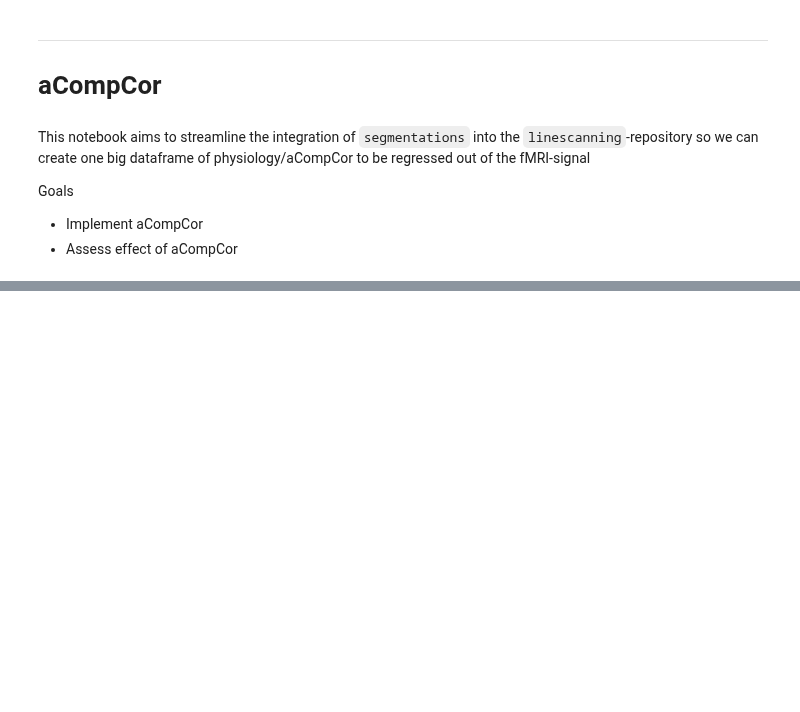
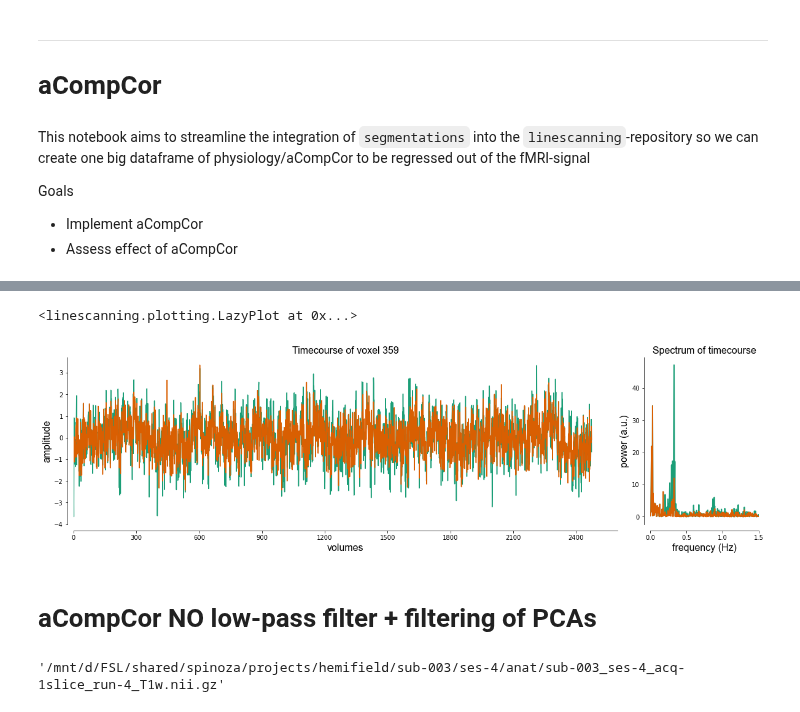
Before and after one commit to spinoza-centre/pRFline, a Jupyter notebook: notebooks/misc/acompcor.ipynb, the cells around one changed output, grey strips where cells are left out. Saved outputs shown, nothing was run; the diff lists cells and outputs as text; code cells hidden in the pictures; blank space fills up the shorter version.

```diff
--- a/notebooks/misc/acompcor.ipynb
+++ b/notebooks/misc/acompcor.ipynb
@@ -783,0 +111,47 @@ plotting.LazyPlot(avg,
+# %%
+colors = ["#1B9E77", "#D95F02"]
+freq_type = "fft"
+clipper = 100
+tc1 = no_acomp_data_run6['vox 359'].values[:2476]
+tc2 = acomp_data_run6['vox 359'].values[:2476]
+
+fig = plt.figure(figsize=(20, 5))
+gs = fig.add_gridspec(1, 2, width_ratios=[10, 2], wspace=0.1)
+
+ax1 = fig.add_subplot(gs[0])
+plotting.LazyPlot([tc1, tc2],
+                  color=colors,
+                  x_label="volumes",
+                  y_label="amplitude",
+                  title="Timecourse of voxel 359",
+                  axs=ax1,
+                  font_size=16,
+                  line_width=1.5)
+
+ax2 = fig.add_subplot(gs[1])
+tc1_freq = no_acomp_run6.get_freq(tc1, TR=0.105, spectrum_type=freq_type, clip_power=clipper)
+tc2_freq = no_acomp_run6.get_freq(tc2, TR=0.105, spectrum_type=freq_type, clip_power=clipper)
+
+plotting.LazyPlot([tc1_freq[1], tc2_freq[1]],
+                  xx=tc1_freq[0],
+                  color=colors,
+                  x_label="frequency (Hz)",
+                  y_label="power (a.u.)",
+                  title="Spectrum of timecourse",
+                  axs=ax2,
+                  xkcd=False,
+                  font_size=16,
+                  x_lim=[0, 1.5],
+                  line_width=2)
+# %% [output]
+<linescanning.plotting.LazyPlot at 0x...>
+[figure, added]
+# %% [markdown]
+# aCompCor NO low-pass filter + filtering of PCAs
+# %%
+run_files = utils.get_file_from_substring([f"sub-{sub}", f"ses-{ses}", f"{task}"], func_dir, exclude="run-2")
+func_file = utils.get_file_from_substring("bold.mat", run_files)[0]
+ref_slices = utils.get_file_from_substring([f"sub-{sub}", f"ses-{ses}", "acq-1slice", ".nii.gz"], anat_dir, exclude="run-2")[0]
+ref_slices
+# %% [output]
+'/mnt/d/FSL/shared/spinoza/projects/hemifield/sub-003/ses-4/anat/sub-003_ses-4_acq-1slice_run-4_T1w.nii.gz'
```
Also changed, not shown: parts of 58 cells of this notebook.
